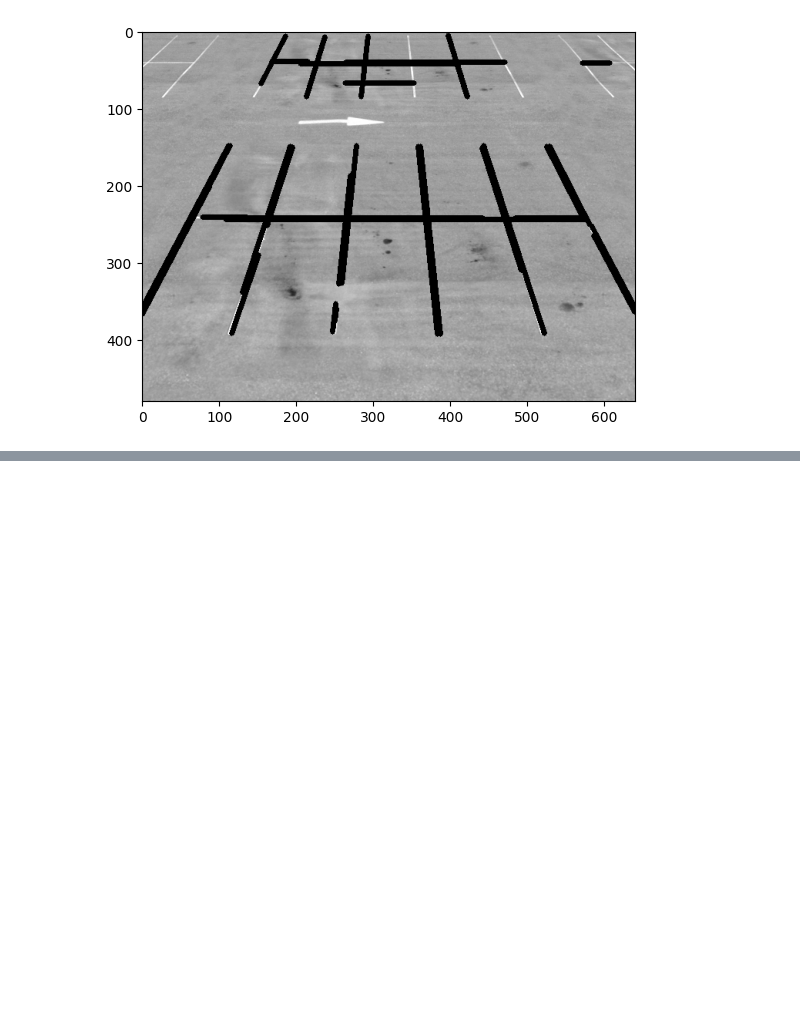
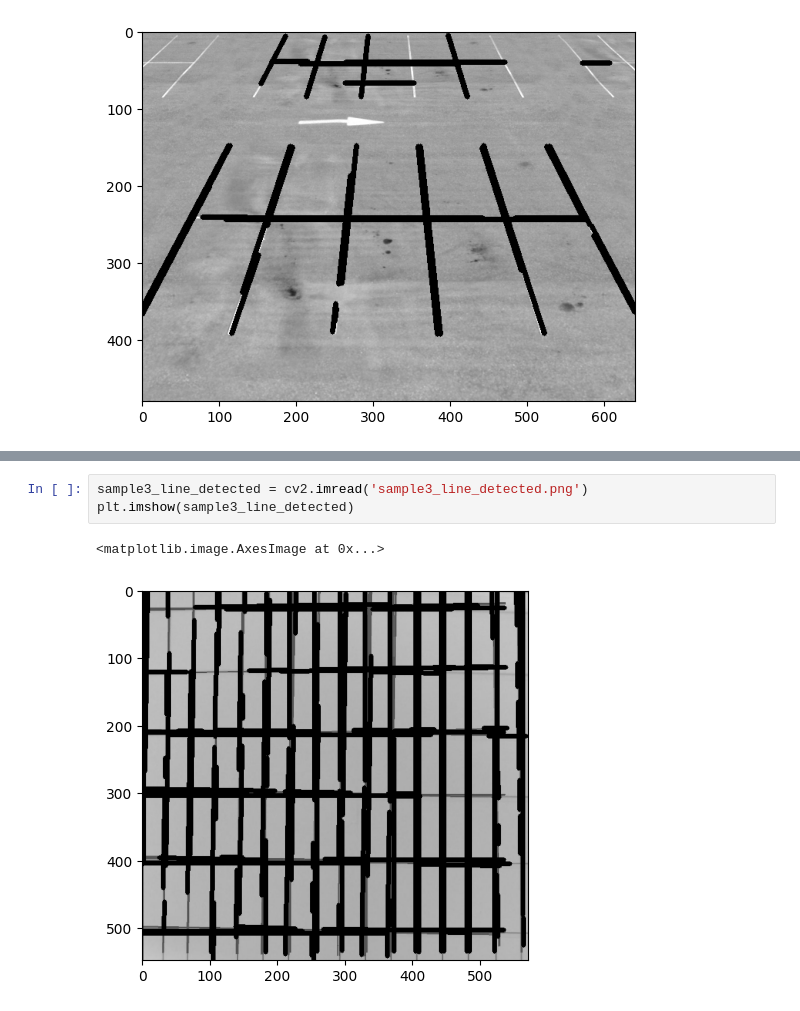
Before and after one commit to vijivenkadesh/computer_vision, a Jupyter notebook: object_detection/feature_detection_description_opencv.ipynb, the cells around one changed output, grey strips where cells are left out. Drawn from its saved outputs; the diff is of its cells as text; blank space fills up the shorter version.

```diff
--- a/object_detection/feature_detection_description_opencv.ipynb
+++ b/object_detection/feature_detection_description_opencv.ipynb
@@ -89,0 +108,6 @@ plt.imshow(sample2_line_detected)
+# %%
+sample3_line_detected = cv2.imread('sample3_line_detected.png')
+plt.imshow(sample3_line_detected)
+# %% [output]
+<matplotlib.image.AxesImage at 0x...>
+[figure, added]
```
Also changed, not shown: parts of 2 cells of this notebook.
